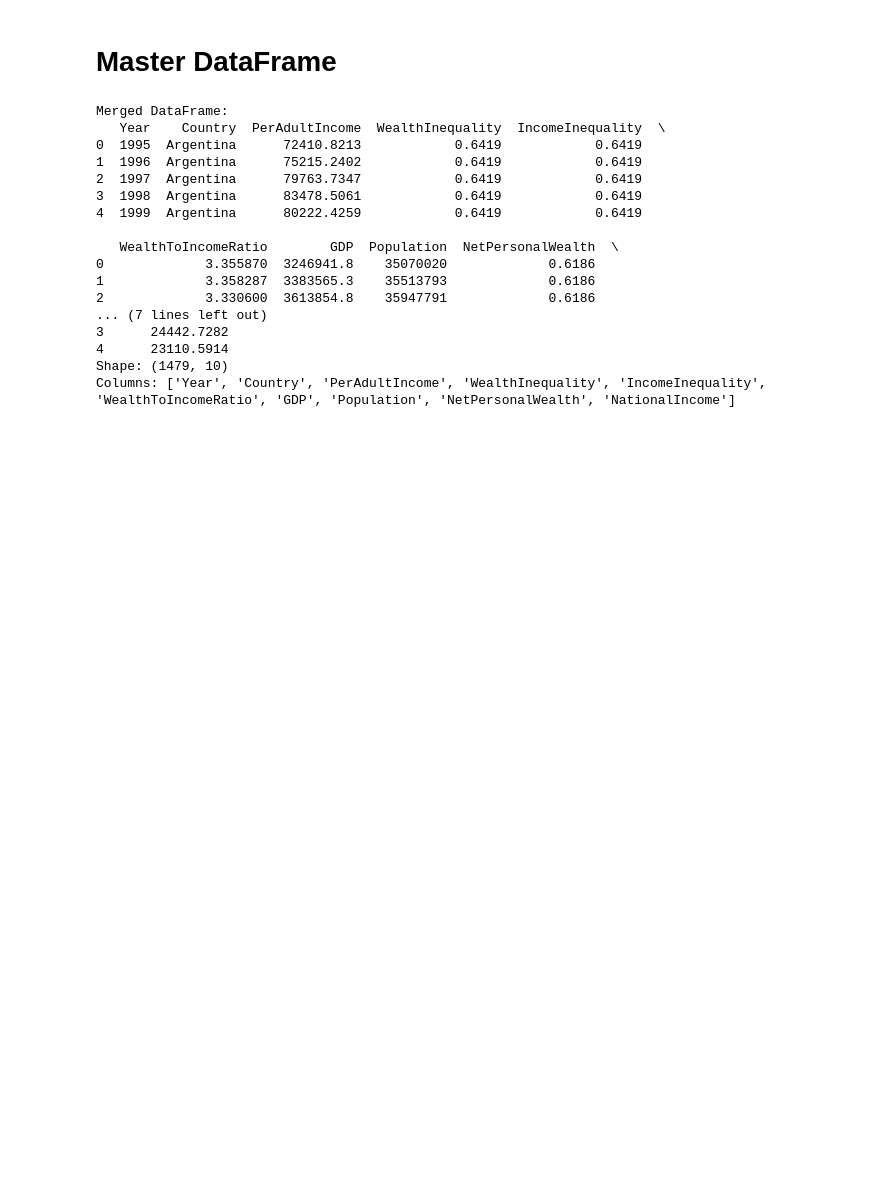
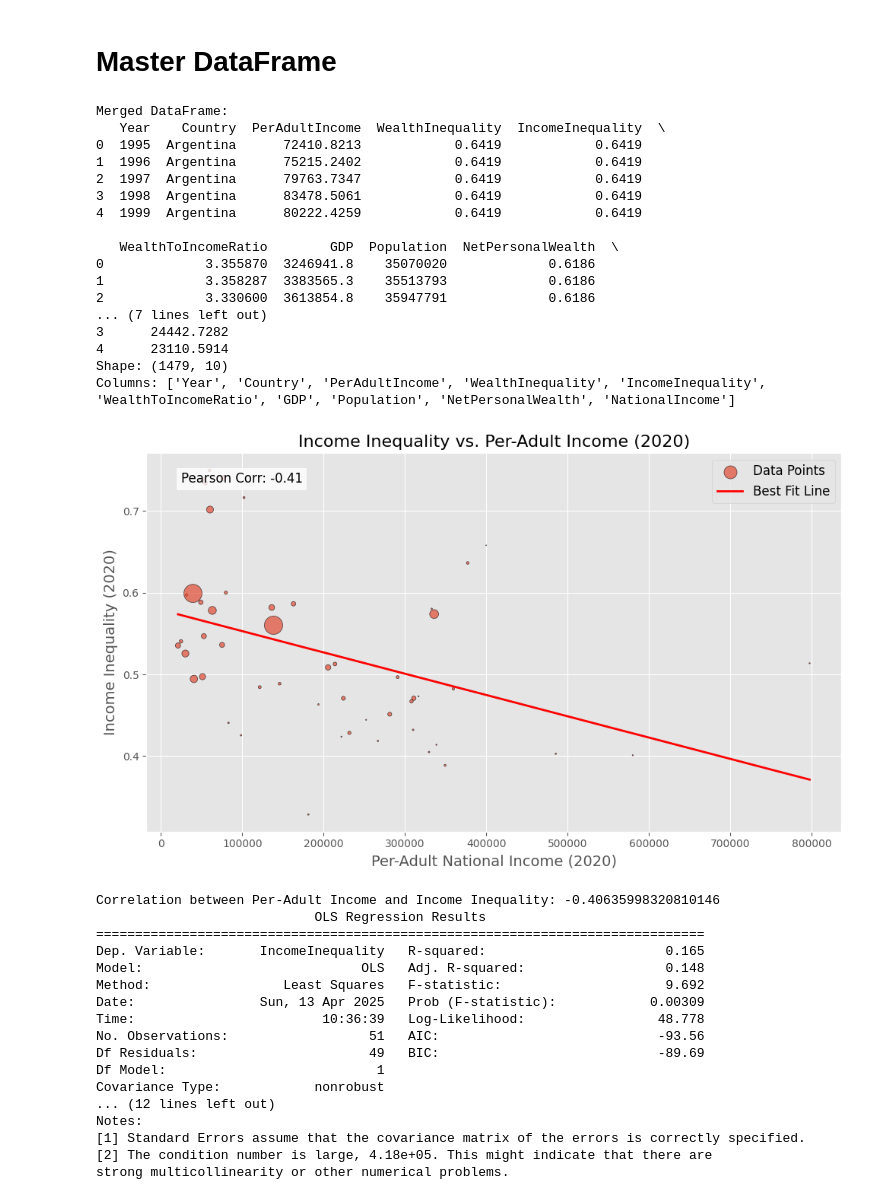
Before and after one commit to virajvekaria/IDS-Writing-Assignment, a Jupyter notebook: sujal_analysis_viraj.ipynb, the cells around one changed output. Saved outputs shown, nothing was run; the diff lists cells and outputs as text; code cells hidden in the pictures; blank space fills up the shorter version.

Commit message:
adding merged data and stuff

```diff
--- a/sujal_analysis_viraj.ipynb
+++ b/sujal_analysis_viraj.ipynb
@@ -1336,3 +1336,76 @@ Merged DataFrame:
 4      23110.5914
 Shape: (1479, 10)
 Columns: ['Year', 'Country', 'PerAdultIncome', 'WealthInequality', 'IncomeInequality', 'WealthToIncomeRatio', 'GDP', 'Population', 'NetPersonalWealth', 'NationalIncome']
+# %%
+import matplotlib.pyplot as plt
+import numpy as np
+import statsmodels.api as sm
+
+# Use a pleasant style for the plot
+plt.style.use('ggplot')
+
+# Suppose df_2020 is already defined (data for the year 2020) and contains a "Population" column.
+# For demonstration, the column names used are:
+# 'PerAdultIncome', 'IncomeInequality', and 'Population'
+
+plt.figure(figsize=(10, 6))
+
+# Scale the population values to determine dot sizes.
+# Here, we normalize the Population to the maximum value and multiply by a scaling factor (e.g., 300).
+population = df_2020['Population']
+marker_sizes = (population / population.max()) * 300
+
+# Create scatter plot with bubble sizes based on population
+plt.scatter(df_2020['PerAdultIncome'], df_2020['IncomeInequality'],
+            s=marker_sizes, alpha=0.7, edgecolor='k', label='Data Points')
+
+# Regression line: calculate the best-fit line using np.polyfit
+x = df_2020['PerAdultIncome']
+y = df_2020['IncomeInequality']
+sorted_idx = np.argsort(x)
+x_sorted = x.iloc[sorted_idx]
+m, b = np.polyfit(x, y, 1)
+y_fit = m * x_sorted + b
+plt.plot(x_sorted, y_fit, color='red', linewidth=2, label='Best Fit Line')
+
+# Calculate Pearson correlation coefficient and annotate the plot.
+corr_h1 = x.corr(y)
+plt.text(0.05, 0.95, f'Pearson Corr: {corr_h1:.2f}', transform=plt.gca().transAxes,
+         fontsize=12, verticalalignment='top',
+         bbox=dict(facecolor='white', alpha=0.8, edgecolor='none'))
+
+# Set axis labels, title, legend, and grid enhancements.
+plt.xlabel("Per-Adult National Income (2020)", fontsize=14)
+plt.ylabel("Income Inequality (2020)", fontsize=14)
+plt.title("Income Inequality vs. Per-Adult Income (2020)", fontsize=16)
+plt.legend(fontsize=12)
+plt.grid(True)
+plt.tight_layout()
+plt.show()
+
+# Calculate and print Pearson correlation
+print("Correlation between Per-Adult Income and Income Inequality:", corr_h1)
+
+# Build and display the OLS regression model summary for further inspection.
+X = sm.add_constant(df_2020['PerAdultIncome'])
+model_h1 = sm.OLS(df_2020['IncomeInequality'], X).fit()
+print(model_h1.summary())
+# %% [output]
+[figure, added]
+Correlation between Per-Adult Income and Income Inequality: -0.40635998320810146
+                            OLS Regression Results
+==============================================================================
+Dep. Variable:       IncomeInequality   R-squared:                       0.165
+Model:                            OLS   Adj. R-squared:                  0.148
+Method:                 Least Squares   F-statistic:                     9.692
+Date:                Sun, 13 Apr 2025   Prob (F-statistic):            0.00309
+Time:                        10:36:39   Log-Likelihood:                 48.778
+No. Observations:                  51   AIC:                            -93.56
+Df Residuals:                      49   BIC:                            -89.69
+Df Model:                           1
+Covariance Type:            nonrobust
+... (12 lines left out)
+Notes:
+[1] Standard Errors assume that the covariance matrix of the errors is correctly specified.
+[2] The condition number is large, 4.18e+05. This might indicate that there are
+strong multicollinearity or other numerical problems.
```
Also changed, not shown: parts of 1 cell of this notebook, 1 other file.
